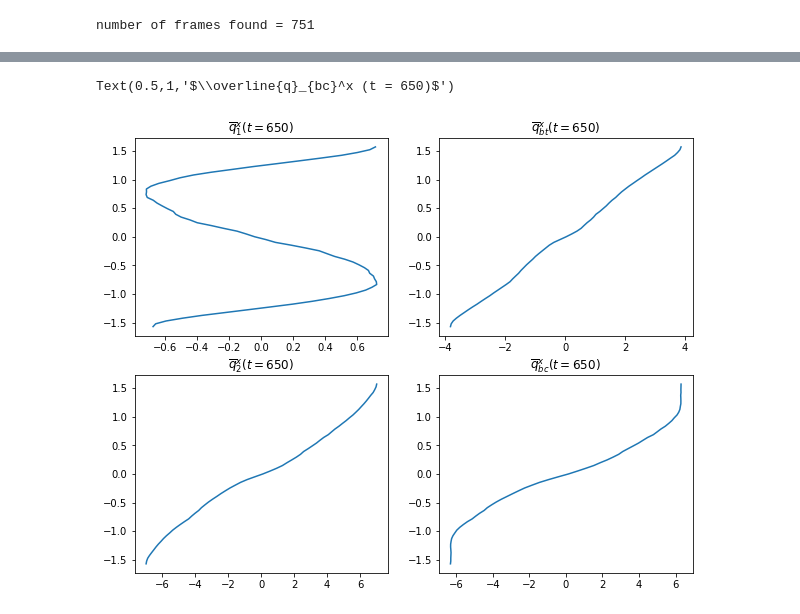
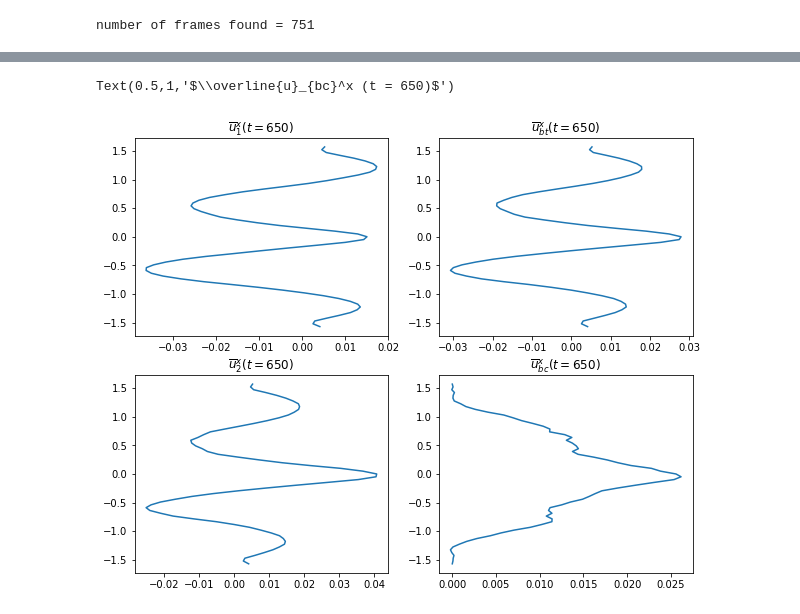
Before and after one commit to julianmak/pydra, a Jupyter notebook: wrapper/testing_zonal.ipynb, the cells around one changed output, grey strips where cells are left out. Saved outputs shown, nothing was run; the diff lists cells and outputs as text; code cells hidden in the pictures.

```diff
--- a/wrapper/testing_zonal.ipynb
+++ b/wrapper/testing_zonal.ipynb
@@ -11,9 +12,10 @@ from casl import parameters, spectral, constants
 # %%
 kt = 650
 
-data_dir = "/home/julian/data/hydra_data/jet/nx128ny64hb0.50kd20.0bdpi0.8w0.50r001/"
+#data_dir = "/home/julian/data/hydra_data/jet/nx128ny64hb0.50kd20.0bdpi0.8w0.50r001/"
+data_dir = "/home/mak/data/hydra_data/jet/nx128ny64hb0.50kd20.0bdpi0.8w0.50r001/"
 
-t_now, qq = pydra_read.read_qq(data_dir, parameters.nx, parameters.ny, kt)
+t_now, qq = read_qq(data_dir, parameters.nx, parameters.ny, kt)
 
 # swap axis to have the indexing consistent with the Fortran code main_invert
 qq = np.swapaxes(qq, 0, 1)
@@ -46,26 +80,27 @@ Text(0.5,1,'$q_2 (t = 650)$')
 # %%
-# conversion of PV into modes
-q_bt = constants.vec11 * qq[:, :, 0] + constants.vec12 * qq[:, :, 1]
-q_bc = constants.vec21 * qq[:, :, 0] + constants.vec22 * qq[:, :, 1]
+# conversion of velocity into modes
+
+u_bt = constants.vec11 * uu[:, :, 0] + constants.vec12 * uu[:, :, 1]
+u_bc = constants.vec21 * uu[:, :, 0] + constants.vec22 * uu[:, :, 1]
 
 fig = plt.figure(figsize=(10, 8))
 
 ax1 = plt.subplot(2, 2, 1)
-plt.plot(np.mean(qq[:, :, 0], axis = 1), y_vec) # x-average, uniform grid so just mean it
-plt.title(r"$\overline{q}_1^x (t = %g)$" % t_now)
+plt.plot(zonal_ave(uu[:, :, 0]), y_vec) # x-average, uniform grid so just mean it
+plt.title(r"$\overline{u}_1^x (t = %g)$" % t_now)
 
 ax3 = plt.subplot(2, 2, 3)
-plt.plot(np.mean(qq[:, :, 1], axis = 1), y_vec)
-plt.title(r"$\overline{q}_2^x (t = %g)$" % t_now)
+plt.plot(zonal_ave(uu[:, :, 1]), y_vec)
+plt.title(r"$\overline{u}_2^x (t = %g)$" % t_now)
 
 ax2 = plt.subplot(2, 2, 2)
-plt.plot(np.mean(q_bt, axis = 1), y_vec)
-plt.title(r"$\overline{q}_{bt}^x (t = %g)$" % t_now)
+plt.plot(zonal_ave(u_bt), y_vec)
+plt.title(r"$\overline{u}_{bt}^x (t = %g)$" % t_now)
 
 ax4 = plt.subplot(2, 2, 4)
-plt.plot(np.mean(q_bc, axis = 1), y_vec)
-plt.title(r"$\overline{q}_{bc}^x (t = %g)$" % t_now)
+plt.plot(zonal_ave(u_bc), y_vec)
+plt.title(r"$\overline{u}_{bc}^x (t = %g)$" % t_now)
 # %% [output]
-Text(0.5,1,'$\\overline{q}_{bc}^x (t = 650)$')
+Text(0.5,1,'$\\overline{u}_{bc}^x (t = 650)$')
-[figure, old version]
+[figure, new version]
 # %%
```
Also changed, not shown: parts of 5 cells of this notebook, 2 other files.
